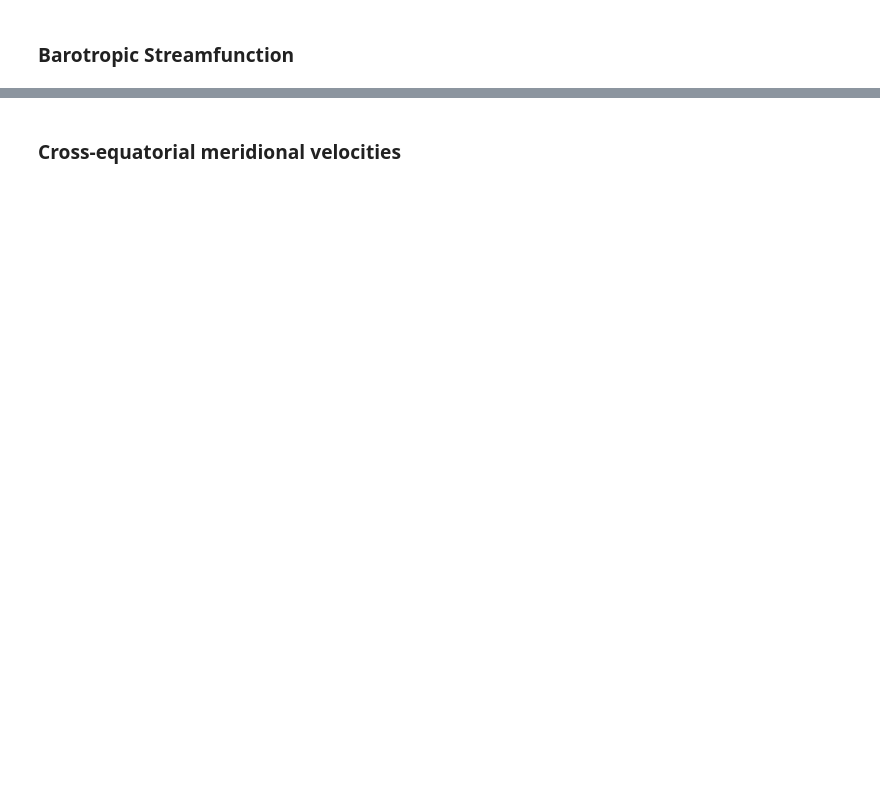
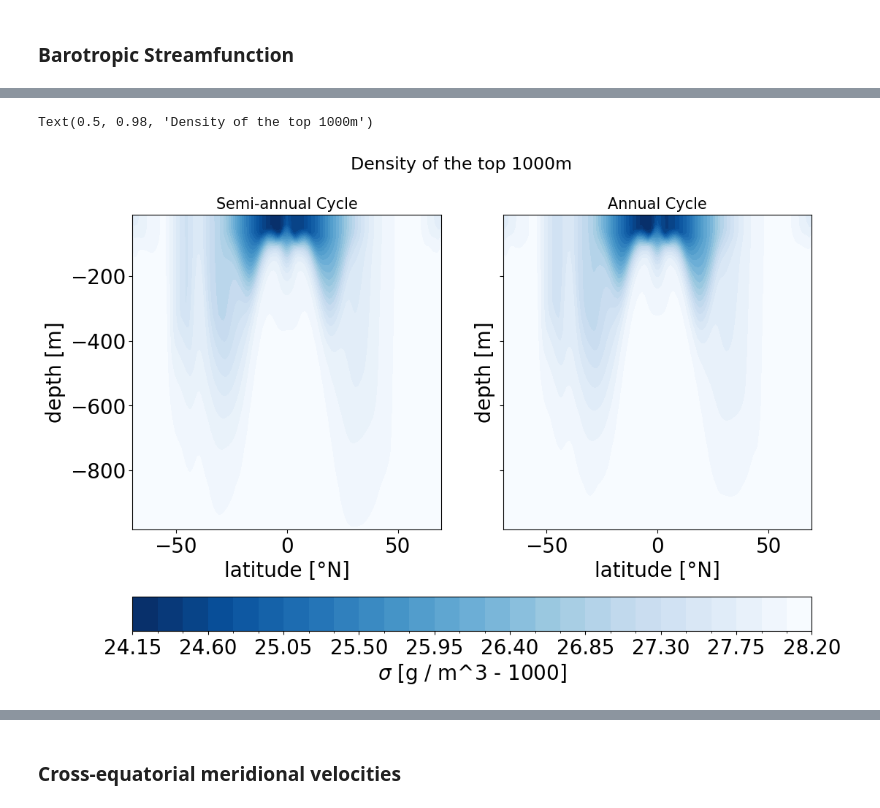
Before and after one commit to vopikamm/notebooks, a Jupyter notebook: AnnualCycle.ipynb, the cells around one changed output, grey strips where cells are left out. Saved outputs shown, nothing was run; the diff lists cells and outputs as text; code cells hidden in the pictures; blank space fills up the shorter version.

```diff
--- a/AnnualCycle.ipynb
+++ b/AnnualCycle.ipynb
@@ -119,0 +154,23 @@ Psi_semi
+# %%
+Data_annual['sigma0'] = gsw.sigma0(Data_annual.soce, gsw.CT_from_pt(Data_annual.soce, Data_annual.toce))
+Data_semi['sigma0'] = gsw.sigma0(Data_semi.soce, gsw.CT_from_pt(Data_semi.soce, Data_semi.toce))
+# %%
+Data_annual = Data_annual.assign_coords(dict(
+    depth_v=(["z_c", "y_f", "x_c"], - Data_annual.isel(t=-1).e3v.cumsum('z_c').values),
+    depth_t=(["z_c", "y_c", "x_c"], - Data_annual.isel(t=-1).e3t.cumsum('z_c').values),
+    lon_f=(["y_c", "x_f"], domcfg_annual.glamf.values-60.),
+    lon_t=(["y_c", "x_c"], domcfg_annual.glamt.values-60.),
+    lat_f=(["y_f", "x_c"], domcfg_annual.gphif.values),
+    lat_t=(["y_c", "x_c"], domcfg_annual.gphit.values),
+    )
+)
+
+Data_semi = Data_semi.assign_coords(dict(
+    depth_v=(["z_c", "y_f", "x_c"], - Data_semi.isel(t=-1).e3v.cumsum('z_c').values),
+    depth_t=(["z_c", "y_c", "x_c"], - Data_semi.isel(t=-1).e3t.cumsum('z_c').values),
+    lon_f=(["y_c", "x_f"], domcfg_semi.glamf.values-60.),
+    lon_t=(["y_c", "x_c"], domcfg_semi.glamt.values-60.),
+    lat_f=(["y_f", "x_c"], domcfg_semi.gphif.values),
+    lat_t=(["y_c", "x_c"], domcfg_semi.gphit.values),
+    )
+)
@@ -119,0 +243,17 @@ Psi_semi
+# %%
+fig, axs = plt.subplots(1,2,figsize=(12,8), sharey=True)
+a = (Data_annual.isel(t=-1, x_c=15, z_c=slice(0,25), y_c=slice(1,-1))).sigma0.plot.contourf(x='lat_t', y='depth_t', cmap='Blues_r', levels=30, add_colorbar=False, ax=axs[1])
+cbar1 = fig.colorbar(a, ax=axs[:2], location='bottom', label=r'$\sigma$ [g / m^3 - 1000]')
+b = (Data_semi.isel(t=-1, x_c=15, z_c=slice(0,25), y_c=slice(1,-1))).sigma0.plot.contourf(x='lat_t', y='depth_t', cmap='Blues_r', levels=30, add_colorbar=False, ax=axs[0], vmin=cbar1.vmin, vmax=cbar1.vmax)
+axs[0].set_ylabel('depth [m]')
+axs[1].set_ylabel('depth [m]')
+axs[0].set_facecolor('grey')
+axs[1].set_facecolor('grey')
+axs[0].set_xlabel('latitude [°N]')
+axs[1].set_xlabel('latitude [°N]')
+axs[0].set_title('Semi-annual Cycle', fontsize=15)
+axs[1].set_title('Annual Cycle', fontsize=15)
+plt.suptitle('Density of the top 1000m', fontsize=17)
+# %% [output]
+Text(0.5, 0.98, 'Density of the top 1000m')
+[figure, added]
```
Also changed, not shown: parts of 38 cells of this notebook, 1 other file.
